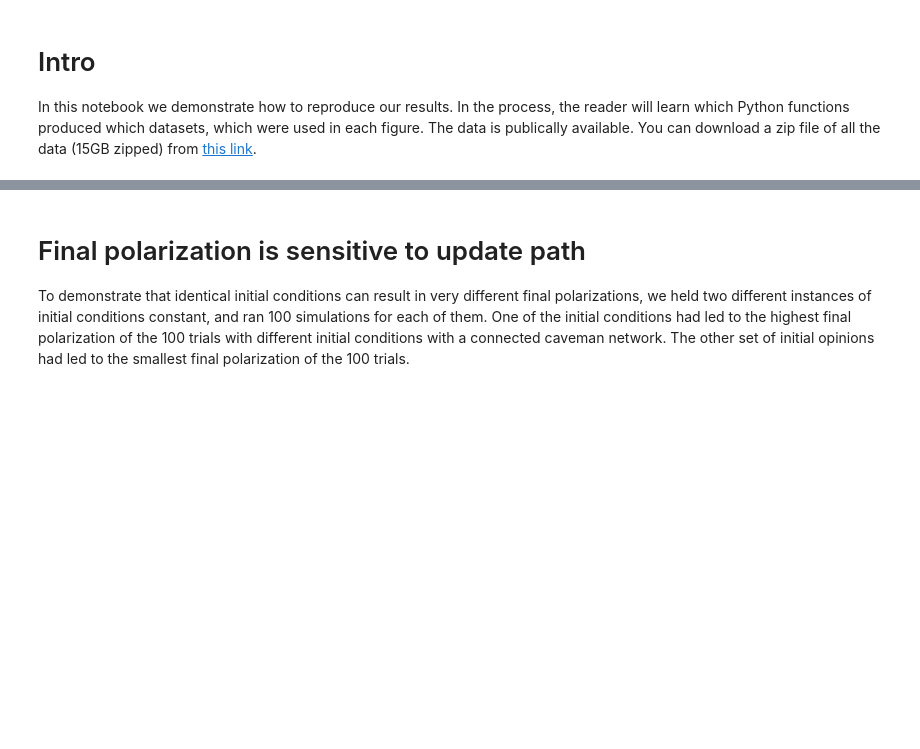
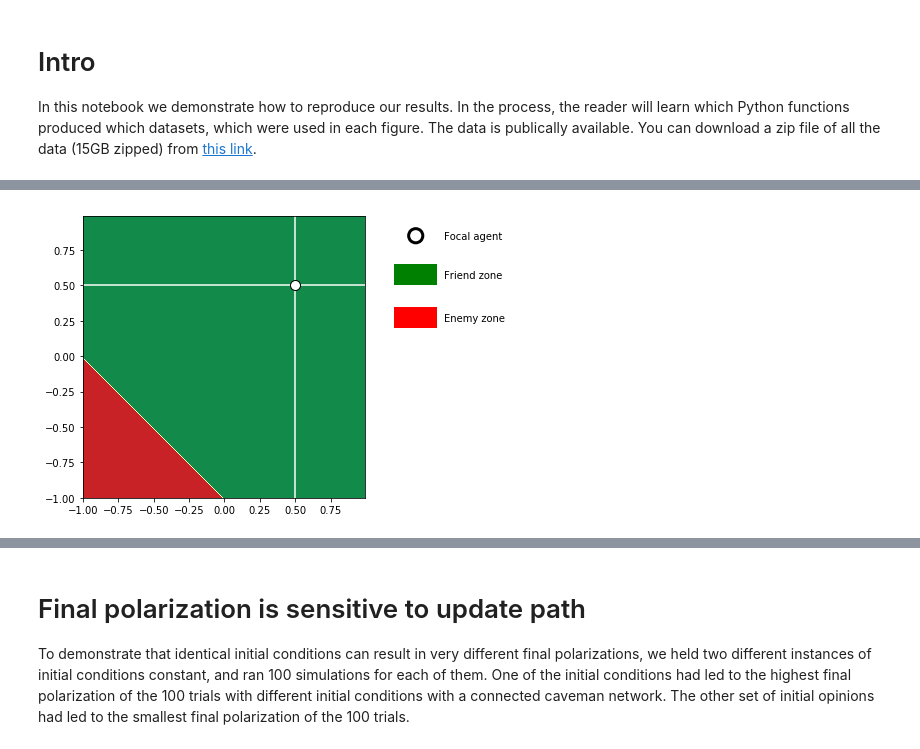
Before and after one commit to mt-digital/polarization, a Jupyter notebook: Complexity Special Issue Supplement.ipynb, the cells around one changed output, grey strips where cells are left out. Drawn from its saved outputs; the diff is of its cells as text; code cells hidden in the pictures; blank space fills up the shorter version.

```diff
--- a/Complexity Special Issue Supplement.ipynb
+++ b/Complexity Special Issue Supplement.ipynb
@@ -13,0 +20,59 @@ In this notebook we demonstrate how to reproduce our results. In the process, th
+# %%
+def fm_dist(q1, q2):
+    ret = np.absolute(q1 - q2).mean(axis=-1)
+    return ret
+
+x = np.arange(-1, 1, 0.01)
+y = x.copy()
+X, Y = np.meshgrid(x, y)
+
+points = np.column_stack((X.ravel(), Y.ravel()))
+
+# origin = (0.0, 0.0)
+origin = (0.5, 0.5)
+
+# def show_dists(origin):
+
+cmap = 'RdYlGn_r'
+cmap = 'RdYlGn'
+
+fm_dists = fm_dist(origin, points)
+
+# Plot friend zone and enemy zone
+fig, ax = plt.subplots(figsize=(7, 4.5))
+c = ax.contourf(
+    x, y, (1.0 - fm_dists.reshape(200, 200)) > 0.0,
+    linewidths=3, cmap=cmap
+)
+
+
+ax.set_aspect('equal', adjustable='box')
+ax.axhline(0.5, color='white')
+ax.axvline(0.5, color='white')
+ax.plot(*origin, 'ow', ms=10, mew=1, markeredgecolor='black')
+
+
+import matplotlib.patches as mpatches
+from matplotlib.collections import PatchCollection
+# legend_ax = fig.add_axes([1.05, 0.22, 0.05, 0.55])
+# legend_patches = []
+
+friend_rect = mpatches.Rectangle(
+    [1.2, 0.5], 0.3, 0.15, ec='none', color='green', clip_on=False
+)
+enemy_rect = mpatches.Rectangle(
+    [1.2, 0.2], 0.3, 0.15, ec='none', color='red', clip_on=False
+)
+focal_agent = mpatches.Circle([1.35, 0.85], 0.05, ec='black', fc='white',
+                              lw=3, clip_on=False)
+ax.add_patch(friend_rect)
+ax.add_patch(enemy_rect)
+ax.add_patch(focal_agent)
+
+ax.text(1.55, 0.825, 'Focal agent')
+ax.text(1.55, 0.55, 'Friend zone')
+ax.text(1.55, 0.25, 'Enemy zone')
+
+plt.savefig('/Users/mt/Desktop/friend-enemy-zone.pdf', bbox_inches='tight')
+# %% [output]
+[figure, added]
```
Also changed, not shown: parts of 6 cells of this notebook, 1 other file.
